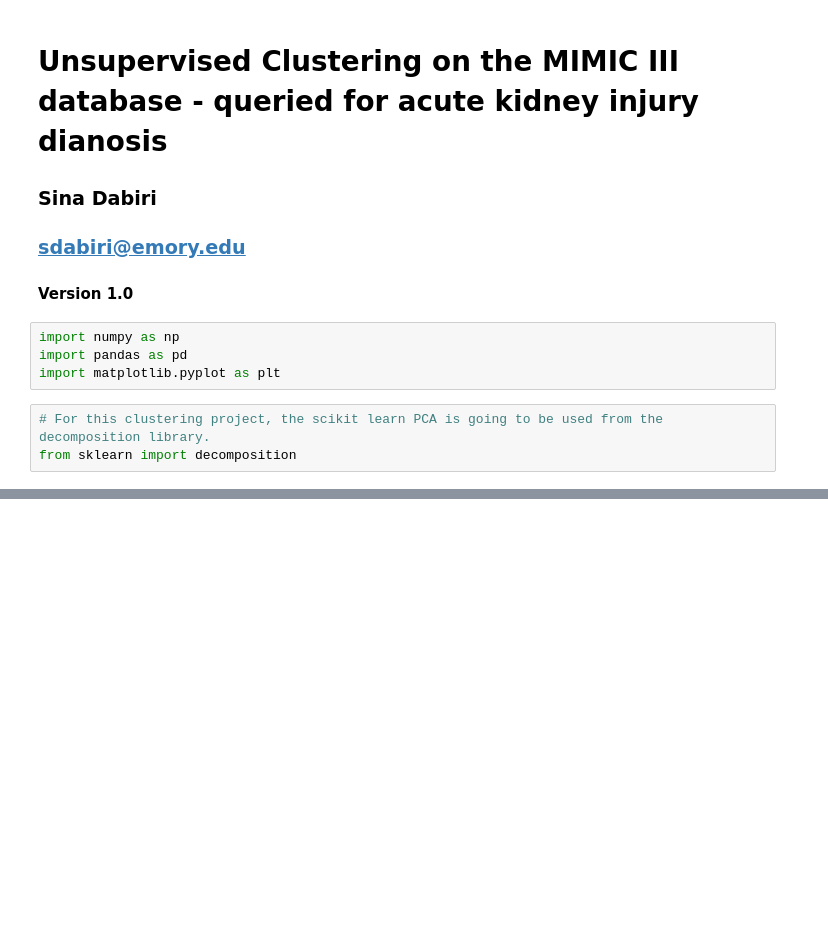
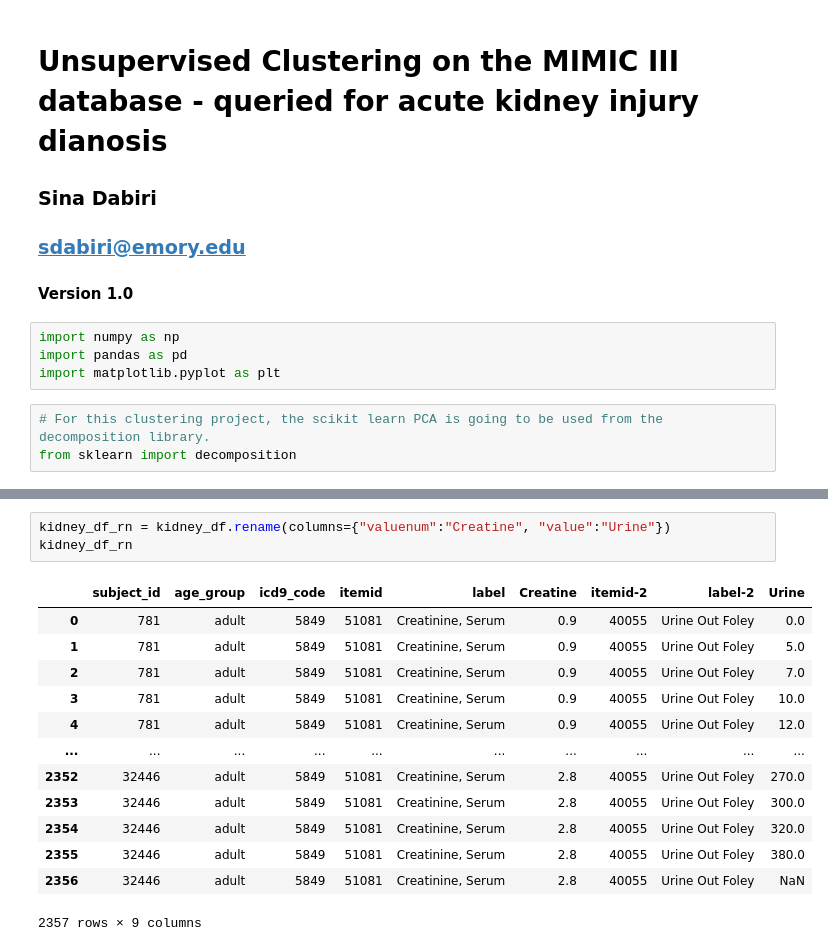
Before and after one commit to Simurgh818/Dabiri_Unsupervised_clustering_sql, a Jupyter notebook: hw7_sql.ipynb, the cells around one changed output, grey strips where cells are left out. Drawn from its saved outputs; the diff is of its cells as text; blank space fills up the shorter version.

```diff
--- a/hw7_sql.ipynb
+++ b/hw7_sql.ipynb
@@ -36,2 +36,19 @@ kidney_df
+# %%
+kidney_df_rn = kidney_df.rename(columns={"valuenum":"Creatine", "value":"Urine"})
+kidney_df_rn
+# %% [output]
+|  | subject_id | age_group | icd9_code | itemid | label | Creatine | itemid-2 | label-2 | Urine |
+| 0 | 781 | adult | 5849 | 51081 | Creatinine, Serum | 0.9 | 40055 | Urine Out Foley | 0.0 |
+| 1 | 781 | adult | 5849 | 51081 | Creatinine, Serum | 0.9 | 40055 | Urine Out Foley | 5.0 |
+| 2 | 781 | adult | 5849 | 51081 | Creatinine, Serum | 0.9 | 40055 | Urine Out Foley | 7.0 |
+| 3 | 781 | adult | 5849 | 51081 | Creatinine, Serum | 0.9 | 40055 | Urine Out Foley | 10.0 |
+| 4 | 781 | adult | 5849 | 51081 | Creatinine, Serum | 0.9 | 40055 | Urine Out Foley | 12.0 |
+| ... | ... | ... | ... | ... | ... | ... | ... | ... | ... |
+| 2352 | 32446 | adult | 5849 | 51081 | Creatinine, Serum | 2.8 | 40055 | Urine Out Foley | 270.0 |
+| 2353 | 32446 | adult | 5849 | 51081 | Creatinine, Serum | 2.8 | 40055 | Urine Out Foley | 300.0 |
+| 2354 | 32446 | adult | 5849 | 51081 | Creatinine, Serum | 2.8 | 40055 | Urine Out Foley | 320.0 |
+| 2355 | 32446 | adult | 5849 | 51081 | Creatinine, Serum | 2.8 | 40055 | Urine Out Foley | 380.0 |
+| 2356 | 32446 | adult | 5849 | 51081 | Creatinine, Serum | 2.8 | 40055 | Urine Out Foley | NaN |
+2357 rows × 9 columns
 # %%
 # Look for general stats and missing info
```
Also changed, not shown: parts of 15 cells of this notebook, 2 other files.
